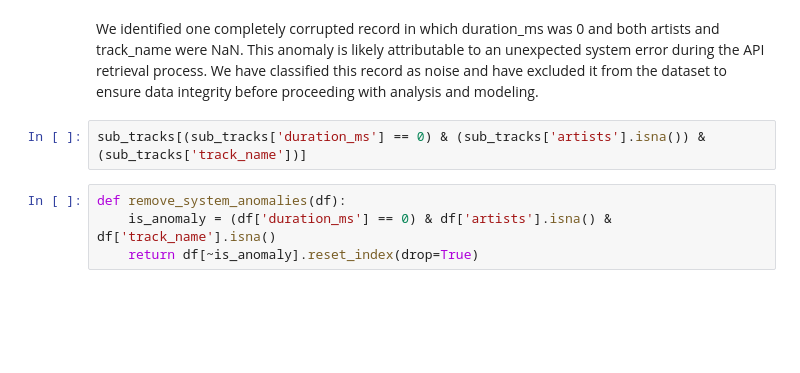
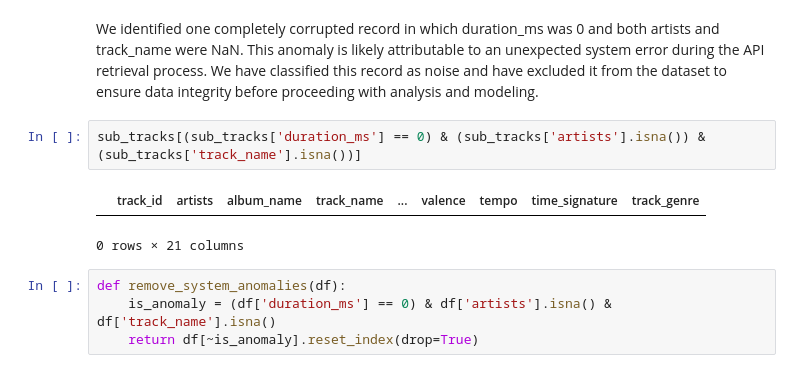
Before and after one commit to t3-sketch/Serendipity_Exploration, a Jupyter notebook: template.ipynb, the cells around one changed output. Saved outputs shown, nothing was run; the diff lists cells and outputs as text; blank space fills up the shorter version.

```diff
--- a/template.ipynb
+++ b/template.ipynb
@@ -270,7 +293,10 @@ def resolve_collaborations(df, artists_df):
 # %% [markdown]
 We identified one completely corrupted record in which duration_ms was 0 and both artists and track_name were NaN. This anomaly is likely attributable to an unexpected system error during the API retrieval process. We have classified this record as noise and have excluded it from the dataset to ensure data integrity before proceeding with analysis and modeling.
 # %%
-sub_tracks[(sub_tracks['duration_ms'] == 0) & (sub_tracks['artists'].isna()) & (sub_tracks['track_name'])]
+sub_tracks[(sub_tracks['duration_ms'] == 0) & (sub_tracks['artists'].isna()) & (sub_tracks['track_name'].isna())]
+# %% [output]
+|  | track_id | artists | album_name | track_name | ... | valence | tempo | time_signature | track_genre |
+0 rows × 21 columns
 # %%
 def remove_system_anomalies(df):
     is_anomaly = (df['duration_ms'] == 0) & df['artists'].isna() & df['track_name'].isna()
```
Also changed, not shown: parts of 26 cells of this notebook.
